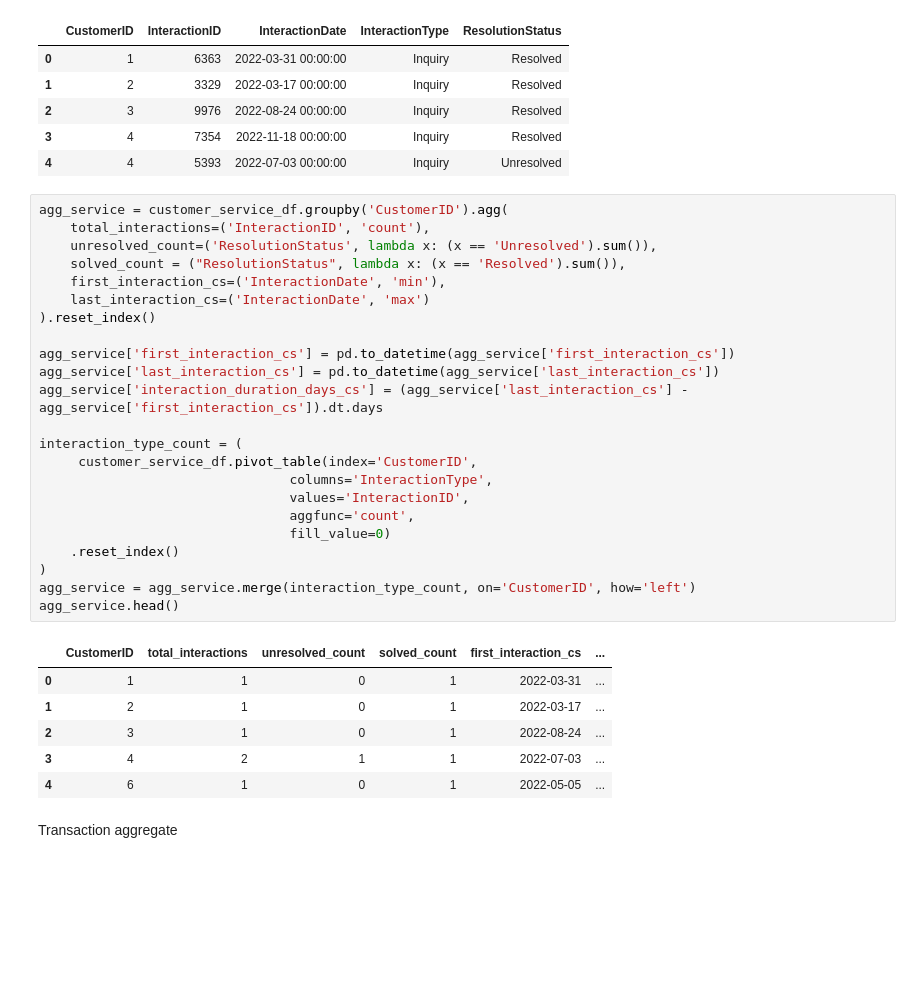
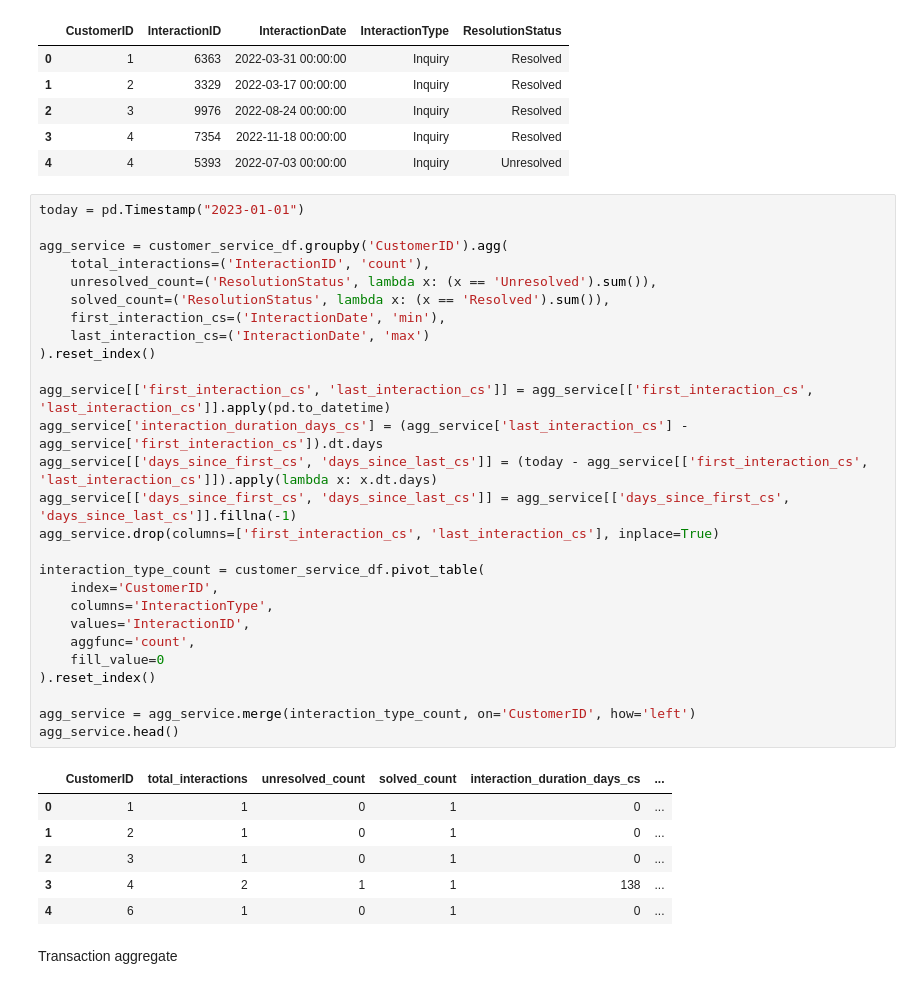
Before and after one commit to cjordan239/Loydbank_ds, a Jupyter notebook: task1.ipynb, the cells around one changed output. Drawn from its saved outputs; the diff is of its cells as text; blank space fills up the shorter version.

```diff
--- a/task1.ipynb
+++ b/task1.ipynb
@@ -188,35 +180,39 @@ customer_service_df.head()
 | 3 | 4 | 7354 | 2022-11-18 00:00:00 | Inquiry | Resolved |
 | 4 | 4 | 5393 | 2022-07-03 00:00:00 | Inquiry | Unresolved |
 # %%
+today = pd.Timestamp("2023-01-01")
+
 agg_service = customer_service_df.groupby('CustomerID').agg(
     total_interactions=('InteractionID', 'count'),
     unresolved_count=('ResolutionStatus', lambda x: (x == 'Unresolved').sum()),
-    solved_count = ("ResolutionStatus", lambda x: (x == 'Resolved').sum()),
+    solved_count=('ResolutionStatus', lambda x: (x == 'Resolved').sum()),
     first_interaction_cs=('InteractionDate', 'min'),
     last_interaction_cs=('InteractionDate', 'max')
 ).reset_index()
 
-agg_service['first_interaction_cs'] = pd.to_datetime(agg_service['first_interaction_cs'])
-agg_service['last_interaction_cs'] = pd.to_datetime(agg_service['last_interaction_cs'])
+agg_service[['first_interaction_cs', 'last_interaction_cs']] = agg_service[['first_interaction_cs', 'last_interaction_cs']].apply(pd.to_datetime)
 agg_service['interaction_duration_days_cs'] = (agg_service['last_interaction_cs'] - agg_service['first_interaction_cs']).dt.days
+agg_service[['days_since_first_cs', 'days_since_last_cs']] = (today - agg_service[['first_interaction_cs', 'last_interaction_cs']]).apply(lambda x: x.dt.days)
+agg_service[['days_since_first_cs', 'days_since_last_cs']] = agg_service[['days_since_first_cs', 'days_since_last_cs']].fillna(-1)
+agg_service.drop(columns=['first_interaction_cs', 'last_interaction_cs'], inplace=True)
 
-interaction_type_count = (
-     customer_service_df.pivot_table(index='CustomerID',
-                                columns='InteractionType',
-                                values='InteractionID',
-                                aggfunc='count',
-                                fill_value=0)
-    .reset_index()
-)
+interaction_type_count = customer_service_df.pivot_table(
+    index='CustomerID',
+    columns='InteractionType',
+    values='InteractionID',
+    aggfunc='count',
+    fill_value=0
+).reset_index()
+
 agg_service = agg_service.merge(interaction_type_count, on='CustomerID', how='left')
 agg_service.head()
 # %% [output]
-|  | CustomerID | total_interactions | unresolved_count | solved_count | first_interaction_cs | ... |
-| 0 | 1 | 1 | 0 | 1 | 2022-03-31 | ... |
-| 1 | 2 | 1 | 0 | 1 | 2022-03-17 | ... |
-| 2 | 3 | 1 | 0 | 1 | 2022-08-24 | ... |
-| 3 | 4 | 2 | 1 | 1 | 2022-07-03 | ... |
-| 4 | 6 | 1 | 0 | 1 | 2022-05-05 | ... |
+|  | CustomerID | total_interactions | unresolved_count | solved_count | interaction_duration_days_cs | ... |
+| 0 | 1 | 1 | 0 | 1 | 0 | ... |
+| 1 | 2 | 1 | 0 | 1 | 0 | ... |
+| 2 | 3 | 1 | 0 | 1 | 0 | ... |
+| 3 | 4 | 2 | 1 | 1 | 138 | ... |
+| 4 | 6 | 1 | 0 | 1 | 0 | ... |
 # %% [markdown]
 Transaction aggregate
 # %%
```
Also changed, not shown: parts of 6 cells of this notebook.
